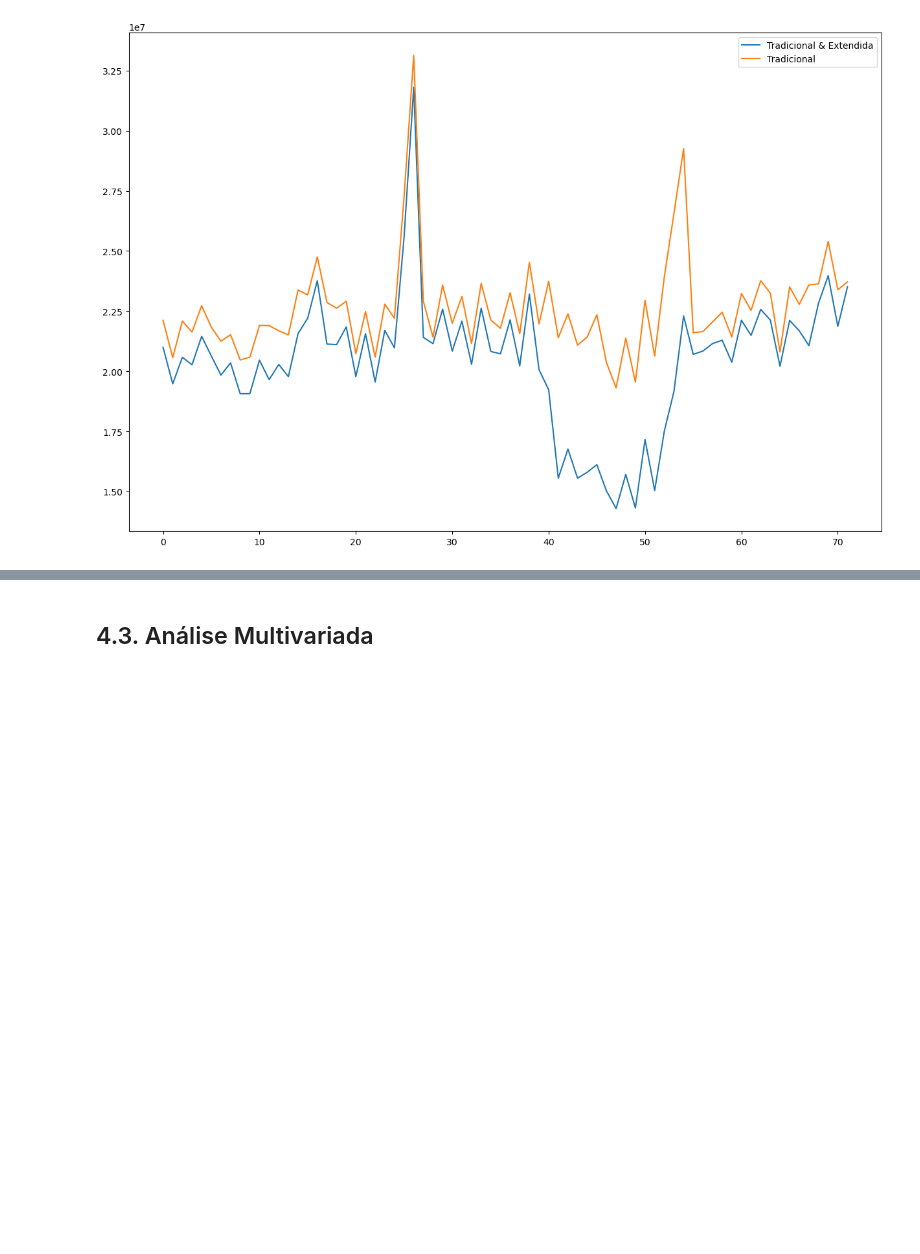
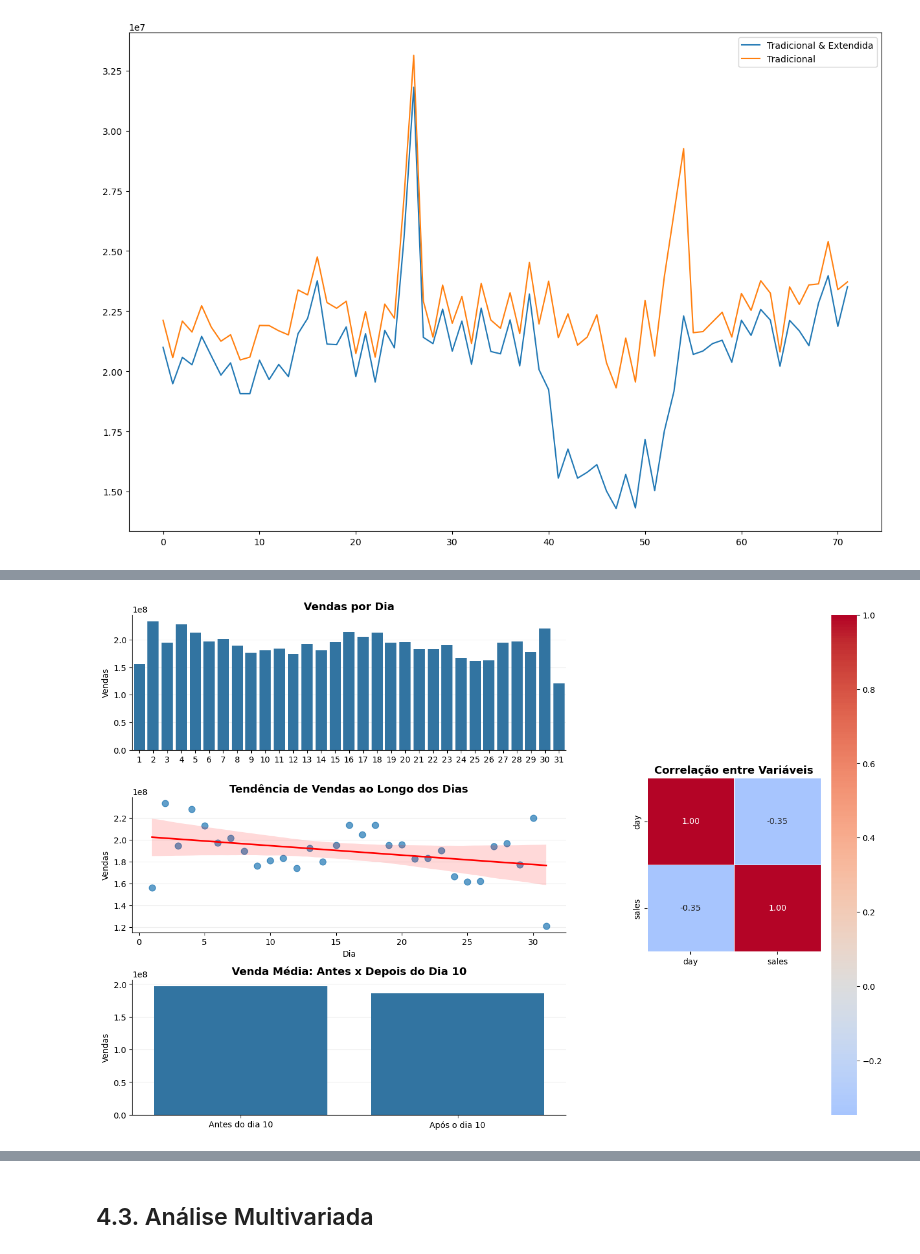
Before and after one commit to roger-teixeira-batista/data_science_em_producao, a Jupyter notebook: m04_v01_store_sales_prediction.ipynb, the cells around one changed output, grey strips where cells are left out. Drawn from its saved outputs; the diff is of its cells as text; code cells hidden in the pictures; blank space fills up the shorter version.

```diff
--- a/m04_v01_store_sales_prediction.ipynb
+++ b/m04_v01_store_sales_prediction.ipynb
@@ -695,0 +861,93 @@ ax.legend(['Tradicional & Extendida', 'Tradicional']);
+# %%
+fig = plt.figure(figsize=(16, 11))
+
+gs = fig.add_gridspec(
+    3, 2,
+    width_ratios=[2, 1],
+    height_ratios=[1, 1, 1],
+    hspace=0.35,
+    wspace=0.25
+)
+
+ax1 = fig.add_subplot(gs[0, 0])
+ax2 = fig.add_subplot(gs[1, 0])
+ax3 = fig.add_subplot(gs[2, 0])
+ax4 = fig.add_subplot(gs[:, 1])
+
+# Preparação dos dados
+aux1 = df4[['day', 'sales']].groupby('day').sum().reset_index()
+
+# 1. Gráfico de barras
+sns.barplot(
+    x='day',
+    y='sales',
+    data=aux1,
+    ax=ax1
+)
+
+ax1.set_title('Vendas por Dia', fontsize=13, weight='bold')
+ax1.set_xlabel('')
+ax1.set_ylabel('Vendas')
+ax1.grid(axis='y', alpha=0.2)
+ax1.set_axisbelow(True)
+
+# 2. Gráfico de regressão
+sns.regplot(
+    x='day',
+    y='sales',
+    data=aux1,
+    ax=ax2,
+    scatter_kws={'s': 60, 'alpha': 0.7},
+    line_kws={'color': 'red', 'linewidth': 2}
+)
+
+ax2.set_title('Tendência de Vendas ao Longo dos Dias', fontsize=13, weight='bold')
+ax2.set_xlabel('Dia')
+ax2.set_ylabel('Vendas')
+ax2.grid(axis='y', alpha=0.2)
+ax2.set_axisbelow(True)
+
+# 3. Vendas antes e depois do dia 10
+aux1['before_after'] = aux1['day'].apply(
+    lambda x: 'Antes do dia 10' if x <= 10 else 'Após o dia 10'
+)
+
+aux2 = aux1.groupby('before_after')['sales'].mean().reset_index()
+
+sns.barplot(
+    x='before_after',
+    y='sales',
+    data=aux2,
+    ax=ax3
+)
+
+ax3.set_title('Venda Média: Antes x Depois do Dia 10', fontsize=13, weight='bold')
+ax3.set_xlabel('')
+ax3.set_ylabel('Vendas')
+ax3.grid(axis='y', alpha=0.2)
+ax3.set_axisbelow(True)
+
+# 4. Heatmap
+sns.heatmap(
+    aux1[['day', 'sales']].corr(method='pearson'),
+    annot=True,
+    fmt='.2f',
+    cmap='coolwarm',
+    center=0,
+    linewidths=0.5,
+    square=True,
+    ax=ax4
+)
+
+ax4.set_title('Correlação entre Variáveis', fontsize=13, weight='bold')
+
+# Removendo bordas desnecessárias
+for ax in [ax1, ax2, ax3]:
+    ax.spines['top'].set_visible(False)
+    ax.spines['right'].set_visible(False)
+
+fig.patch.set_facecolor('white')
+
+plt.show()
+# %% [output]
+[figure, added]
```
Also changed, not shown: parts of 11 cells of this notebook.
